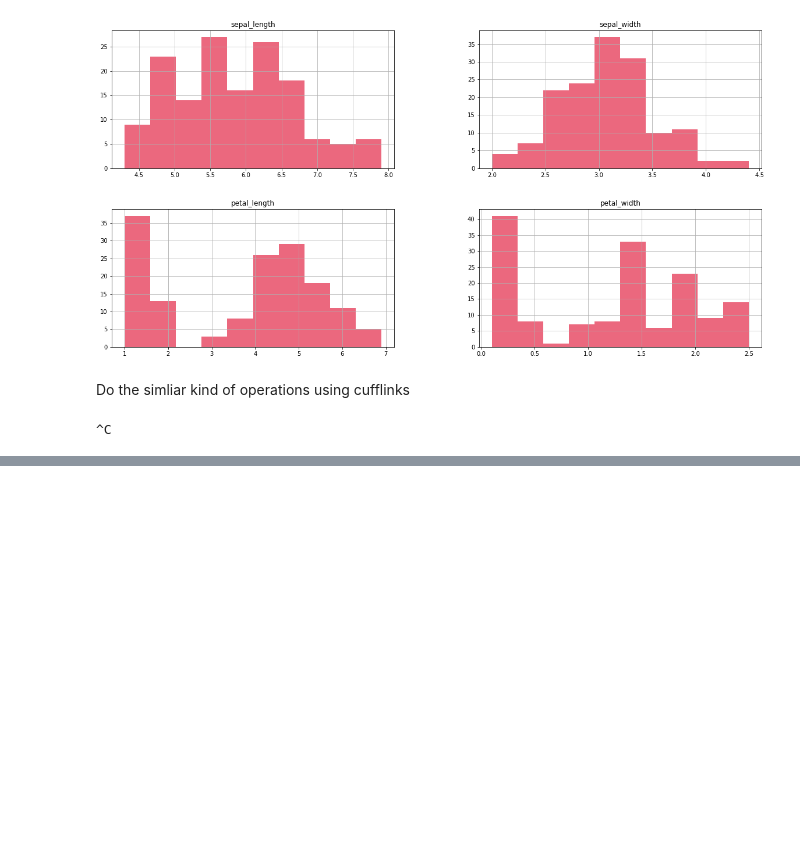
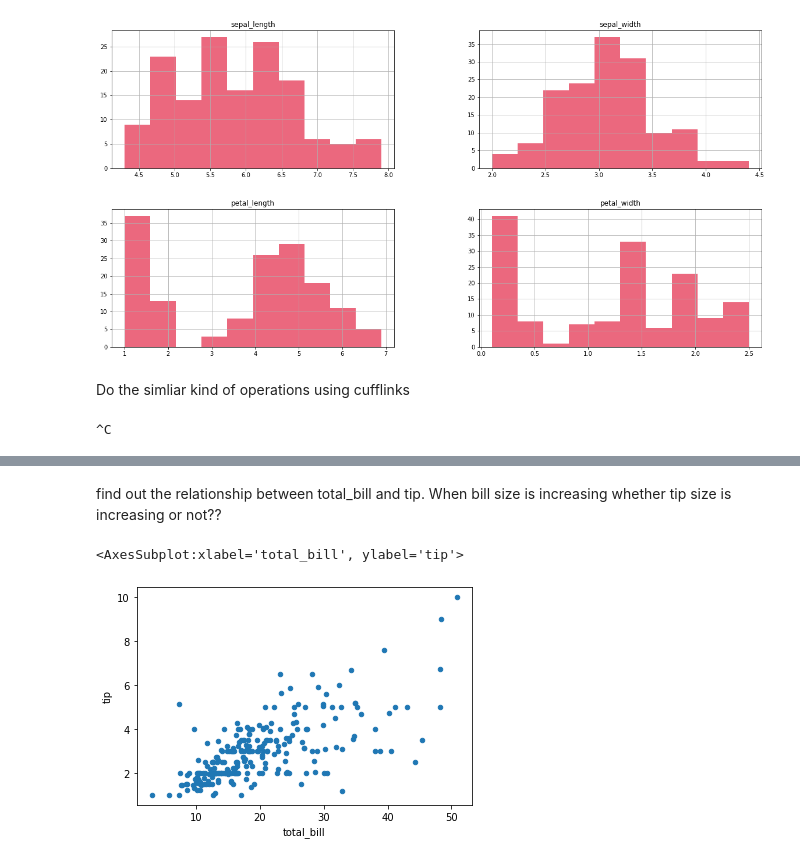
Before and after one commit to Shivanshu04/Datavisualisation, a Jupyter notebook: Graph/graph.ipynb, the cells around one changed output, grey strips where cells are left out. Drawn from its saved outputs; the diff is of its cells as text; code cells hidden in the pictures; blank space fills up the shorter version.

```diff
--- a/Graph/graph.ipynb
+++ b/Graph/graph.ipynb
@@ -389,0 +403,9 @@ df1 = sns.load_dataset('tips')
+# %% [markdown]
+find out the relationship between total_bill and tip.
+When bill size is increasing whether tip size is increasing or not??
+# %%
+# Ans:- From the graph we can say Yes. we can see that highest tip is given by the highest paid customer.
+df1.plot(x='total_bill',y='tip',kind='scatter')
+# %% [output]
+<AxesSubplot:xlabel='total_bill', ylabel='tip'>
+[figure, added]
```
Also changed, not shown: parts of 9 cells of this notebook.
